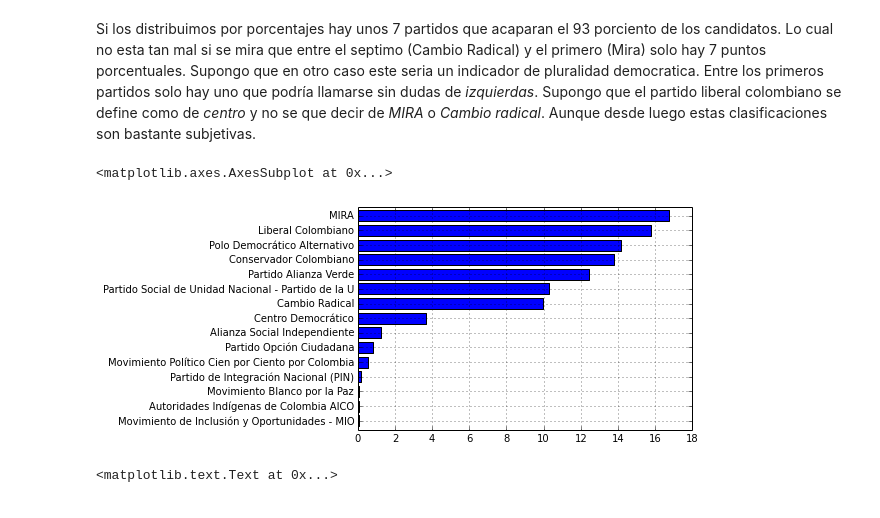
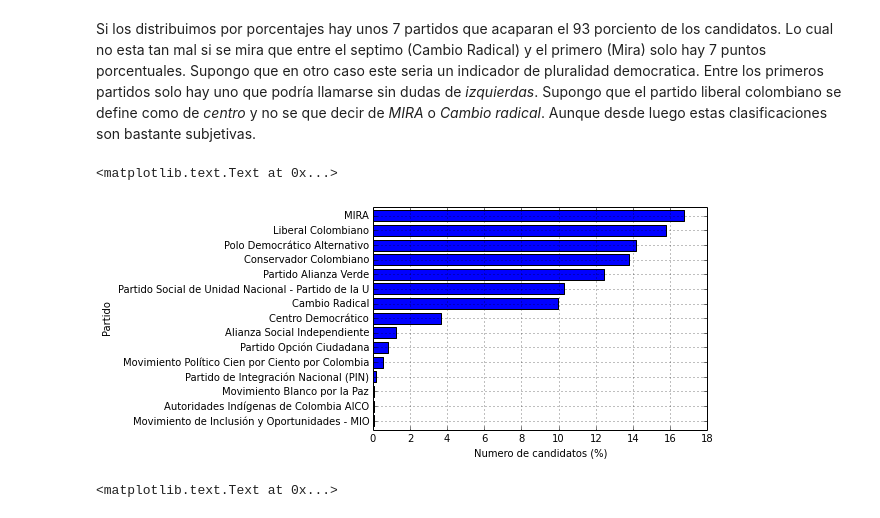
Before and after one commit to jfosorio/congresovisible, a Jupyter notebook: congresovisible_Uniandes_api_congreso_visible.ipynb, the cells around one changed output. Drawn from its saved outputs; the diff is of its cells as text; code cells hidden in the pictures.

```diff
--- a/congresovisible_Uniandes_api_congreso_visible.ipynb
+++ b/congresovisible_Uniandes_api_congreso_visible.ipynb
@@ -80,11 +80,13 @@ Entre los primeros partidos solo hay uno que podría llamarse sin dudas de *izqu
 # %%
 # Calculate the porcentage of every party
 party_count_porcent =party_count/party_count.sum()*100
 # Plot
-party_count_porcent.order()[-15:].plot(kind='barh',rot=0)
+ax = party_count_porcent.order()[-15:].plot(kind='barh',rot=0)
+ax.set_xlabel('Numero de candidatos (%)')
+ax.set_ylabel('Partido')
 # %% [output]
-<matplotlib.axes.AxesSubplot at 0x...>
+<matplotlib.text.Text at 0x...>
-[figure, old version]
+[figure, new version]
 # %%
 list_number_count = candidates_df['list_number'].value_counts()
 ax = list_number_count.order()[-7:].plot(kind='barh',rot=0)
```
Also changed, not shown: parts of 1 cell of this notebook.
